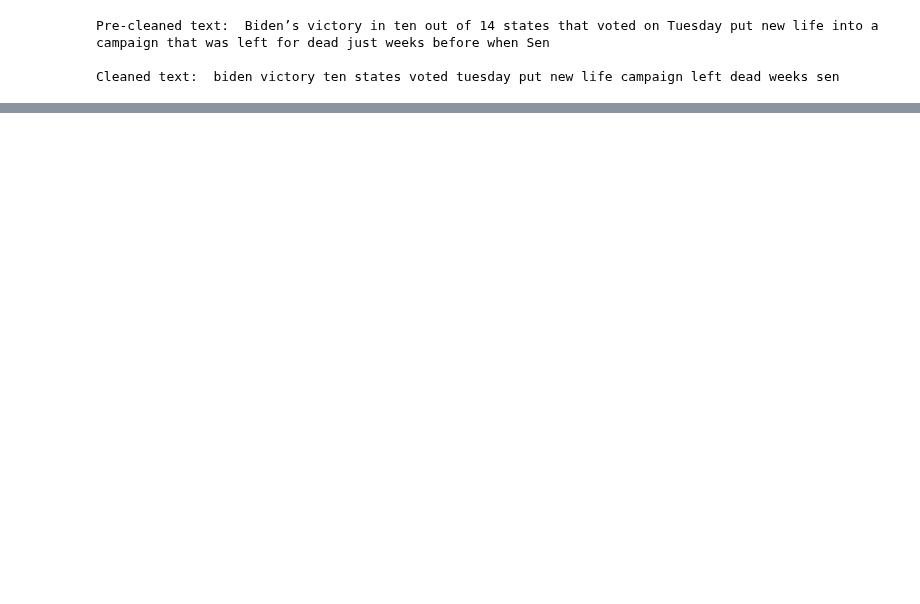
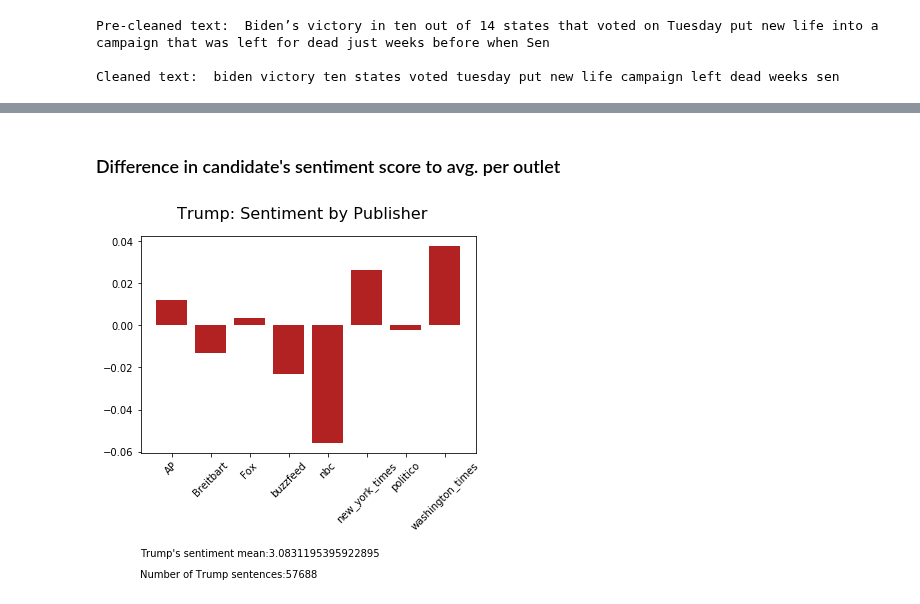
Before and after one commit to MarinaWyss/Hertie-NLP-Python-Project, a Jupyter notebook: 4_Sentiment Analysis.ipynb, the cells around one changed output, grey strips where cells are left out. Drawn from its saved outputs; the diff is of its cells as text; code cells hidden in the pictures; blank space fills up the shorter version.

```diff
--- a/4_Sentiment Analysis.ipynb
+++ b/4_Sentiment Analysis.ipynb
@@ -796,0 +577,17 @@ model = AutoModelForSequenceClassification.from_pretrained("nlptown/bert-base-mu
+# %% [markdown]
+### Difference in candidate's sentiment score to avg. per outlet
+# %%
+# trump
+sentiment = trump_sent_mean - trump_sentiment['sentiment']
+outlet = trump_sentiment['publisher']
+
+plt.bar(outlet, sentiment, color = "firebrick")
+plt.xticks(outlet)
+plt.xticks(rotation=45)
+plt.suptitle('Trump: Sentiment by Publisher', fontsize=16)
+plt.text(x=-0.8, y=-.11, s="Trump's sentiment mean:" + str(trump_sent_mean), horizontalalignment='left')
+plt.text(x=-0.8, y=-.12, s="Number of Trump sentences:" + str(len(trump)), horizontalalignment='left')
+
+plt.savefig('trump.png', bbox_inches='tight')
+# %% [output]
+[figure, added]
```
Also changed, not shown: parts of 62 cells of this notebook, 12 other files.
